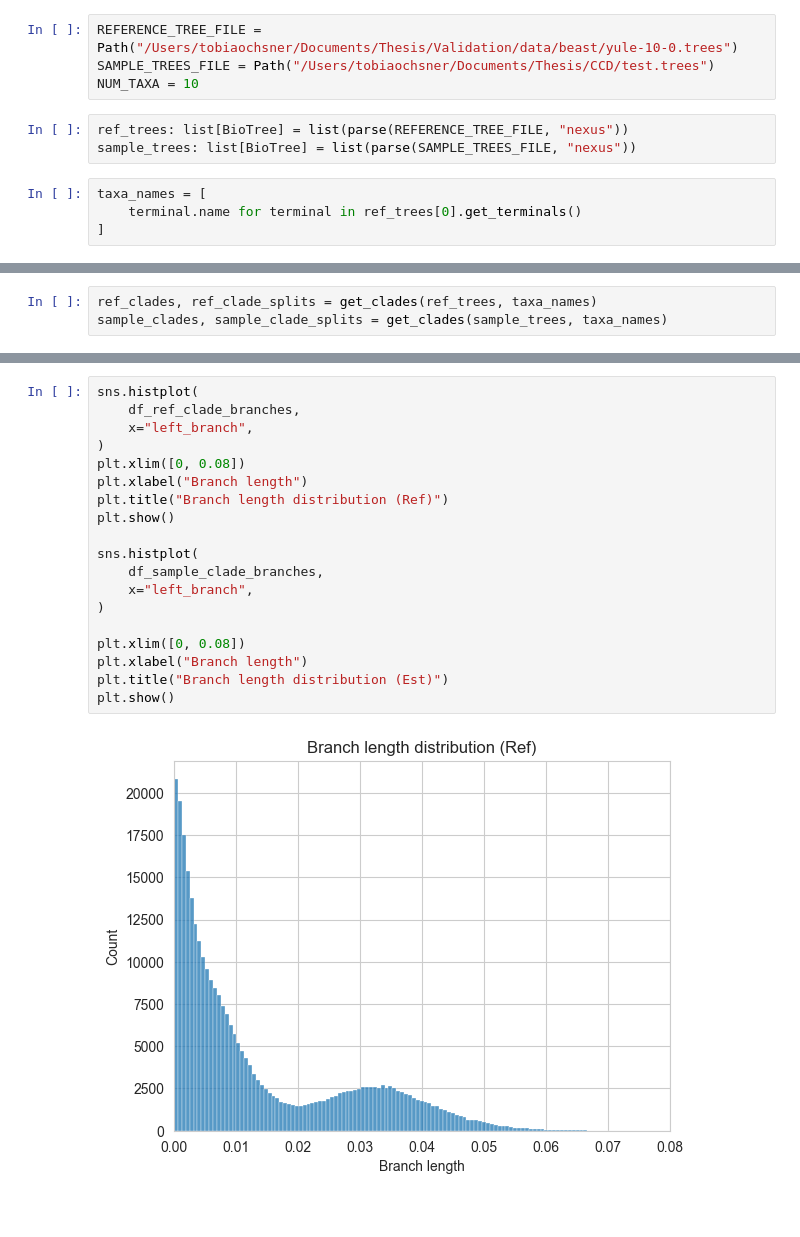
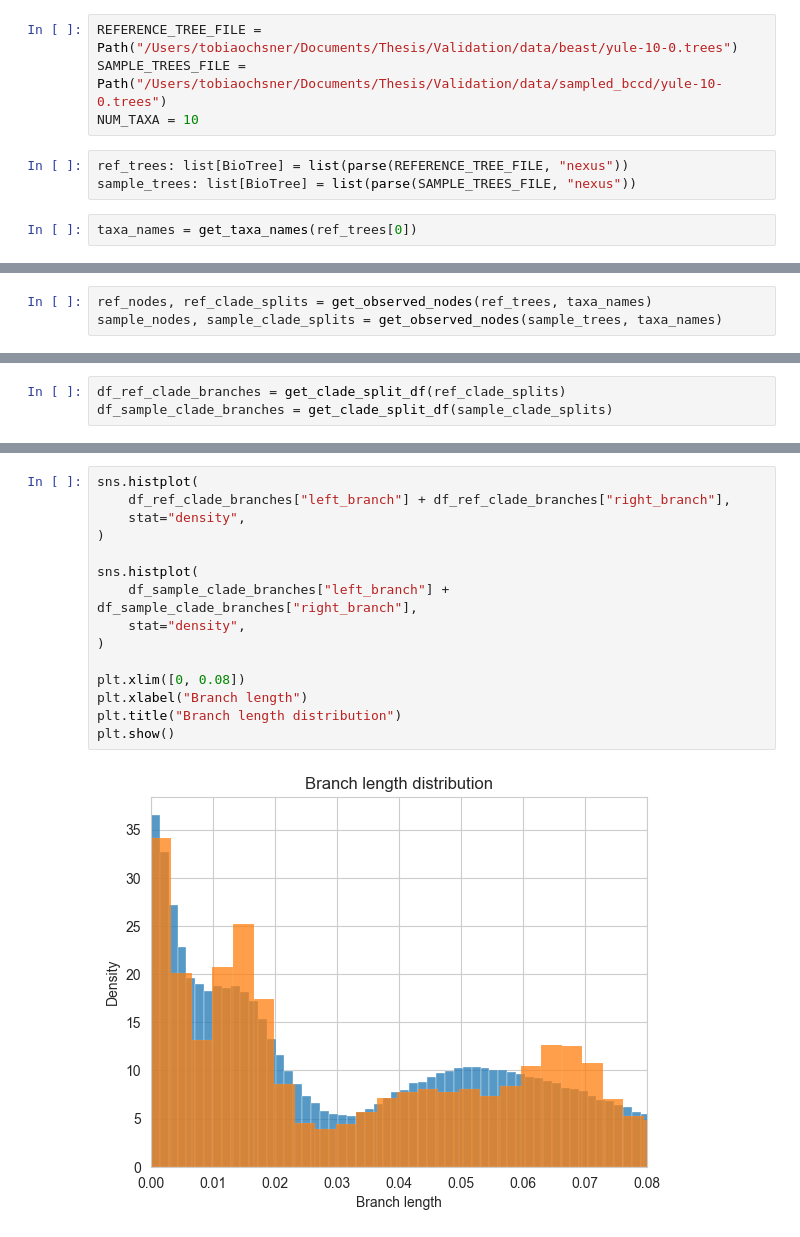
Before and after one commit to tochsner/ccd-validation, a Jupyter notebook: src/distribution_analysis/analyze_bccd_distribution.ipynb, the cells around one changed output, grey strips where cells are left out. Saved outputs shown, nothing was run; the diff lists cells and outputs as text.

Commit message:
Add basic model validation.

```diff
--- a/src/distribution_analysis/analyze_bccd_distribution.ipynb
+++ b/src/distribution_analysis/analyze_bccd_distribution.ipynb
@@ -16,13 +14,11 @@ warnings.filterwarnings('ignore')
 sns.set_style("whitegrid")
 # %%
 REFERENCE_TREE_FILE = Path("/Users/tobiaochsner/Documents/Thesis/Validation/data/beast/yule-10-0.trees")
-SAMPLE_TREES_FILE = Path("/Users/tobiaochsner/Documents/Thesis/CCD/test.trees")
+SAMPLE_TREES_FILE = Path("/Users/tobiaochsner/Documents/Thesis/Validation/data/sampled_bccd/yule-10-0.trees")
 NUM_TAXA = 10
 # %%
 ref_trees: list[BioTree] = list(parse(REFERENCE_TREE_FILE, "nexus"))
 sample_trees: list[BioTree] = list(parse(SAMPLE_TREES_FILE, "nexus"))
 # %%
-taxa_names = [
-    terminal.name for terminal in ref_trees[0].get_terminals()
-]
+taxa_names = get_taxa_names(ref_trees[0])
 # %%
@@ -60,3 +57,3 @@ plt.show()
 # %%
-ref_clades, ref_clade_splits = get_clades(ref_trees, taxa_names)
-sample_clades, sample_clade_splits = get_clades(sample_trees, taxa_names)
+ref_nodes, ref_clade_splits = get_observed_nodes(ref_trees, taxa_names)
+sample_nodes, sample_clade_splits = get_observed_nodes(sample_trees, taxa_names)
@@ -66,3 +60,6 @@ df_sample_clade_branches = get_branches_per_clade(sample_clades)
+# %%
+df_ref_clade_branches = get_clade_split_df(ref_clade_splits)
+df_sample_clade_branches = get_clade_split_df(sample_clade_splits)
 # %%
 df_ref_clade_branches.describe()
 # %% [output]
@@ -90,21 +87,17 @@ df_sample_clade_branches.describe()
 # %%
 sns.histplot(
-    df_ref_clade_branches,
-    x="left_branch",
+    df_ref_clade_branches["left_branch"] + df_ref_clade_branches["right_branch"],
+    stat="density",
 )
-plt.xlim([0, 0.08])
-plt.xlabel("Branch length")
-plt.title("Branch length distribution (Ref)")
-plt.show()
 
 sns.histplot(
-    df_sample_clade_branches,
-    x="left_branch",
+    df_sample_clade_branches["left_branch"] + df_sample_clade_branches["right_branch"],
+    stat="density",
 )
 
 plt.xlim([0, 0.08])
 plt.xlabel("Branch length")
-plt.title("Branch length distribution (Est)")
+plt.title("Branch length distribution")
 plt.show()
 # %% [output]
-[figure, old version]
+[figure, new version]
```
Also changed, not shown: parts of 8 cells of this notebook, 7 other files.
